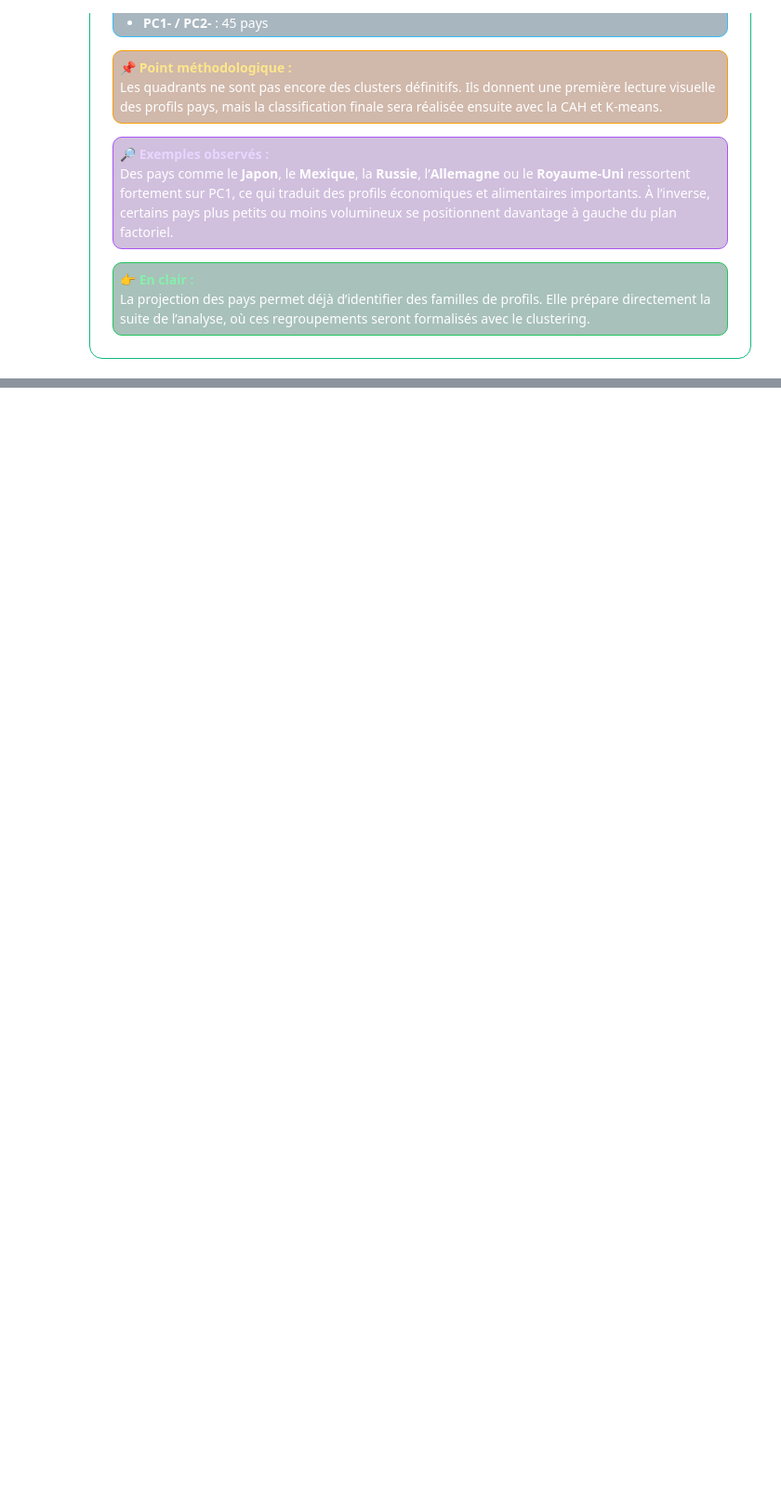
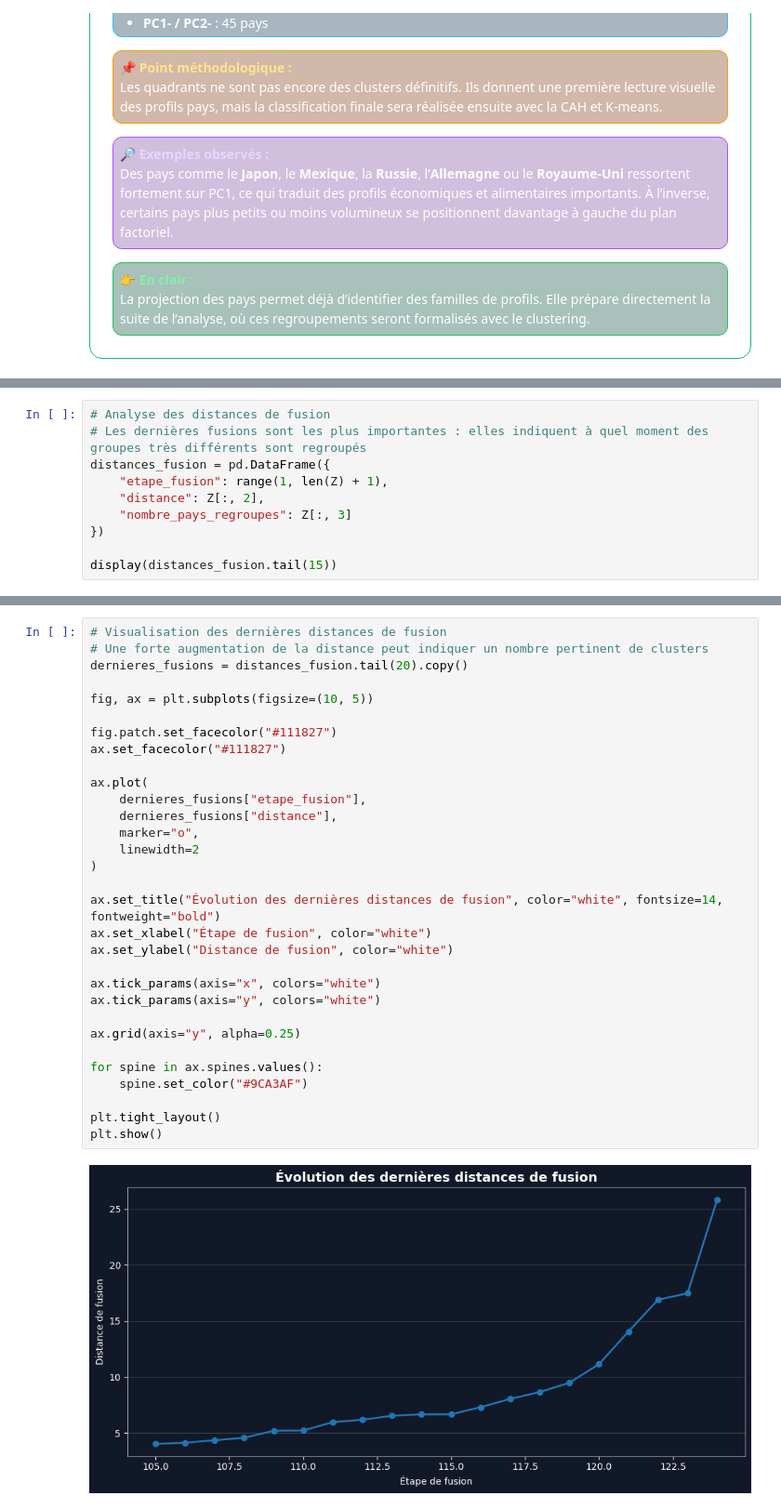
Before and after one commit to Stephane-OC/la-poule-qui-chante-market-study, a Jupyter notebook: ACP_clustering.ipynb, the cells around one changed output, grey strips where cells are left out. Shown at 93% size. Drawn from its saved outputs; the diff is of its cells as text; blank space fills up the shorter version.

```diff
--- a/ACP_clustering.ipynb
+++ b/ACP_clustering.ipynb
@@ -2636,3 +2924,13 @@ plt.show()
     <span>5.3 • Choix du nombre de clusters</span>
   </h3>
 </div>
+# %%
+# Analyse des distances de fusion
+# Les dernières fusions sont les plus importantes : elles indiquent à quel moment des groupes très différents sont regroupés
+distances_fusion = pd.DataFrame({
+    "etape_fusion": range(1, len(Z) + 1),
+    "distance": Z[:, 2],
+    "nombre_pays_regroupes": Z[:, 3]
+})
+
+display(distances_fusion.tail(15))
@@ -2638,0 +2954,33 @@ plt.show()
+# %%
+# Visualisation des dernières distances de fusion
+# Une forte augmentation de la distance peut indiquer un nombre pertinent de clusters
+dernieres_fusions = distances_fusion.tail(20).copy()
+
+fig, ax = plt.subplots(figsize=(10, 5))
+
+fig.patch.set_facecolor("#111827")
+ax.set_facecolor("#111827")
+
+ax.plot(
+    dernieres_fusions["etape_fusion"],
+    dernieres_fusions["distance"],
+    marker="o",
+    linewidth=2
+)
+
+ax.set_title("Évolution des dernières distances de fusion", color="white", fontsize=14, fontweight="bold")
+ax.set_xlabel("Étape de fusion", color="white")
+ax.set_ylabel("Distance de fusion", color="white")
+
+ax.tick_params(axis="x", colors="white")
+ax.tick_params(axis="y", colors="white")
+
+ax.grid(axis="y", alpha=0.25)
+
+for spine in ax.spines.values():
+    spine.set_color("#9CA3AF")
+
+plt.tight_layout()
+plt.show()
+# %% [output]
+[figure, added]
```
Also changed, not shown: parts of 42 cells of this notebook.
